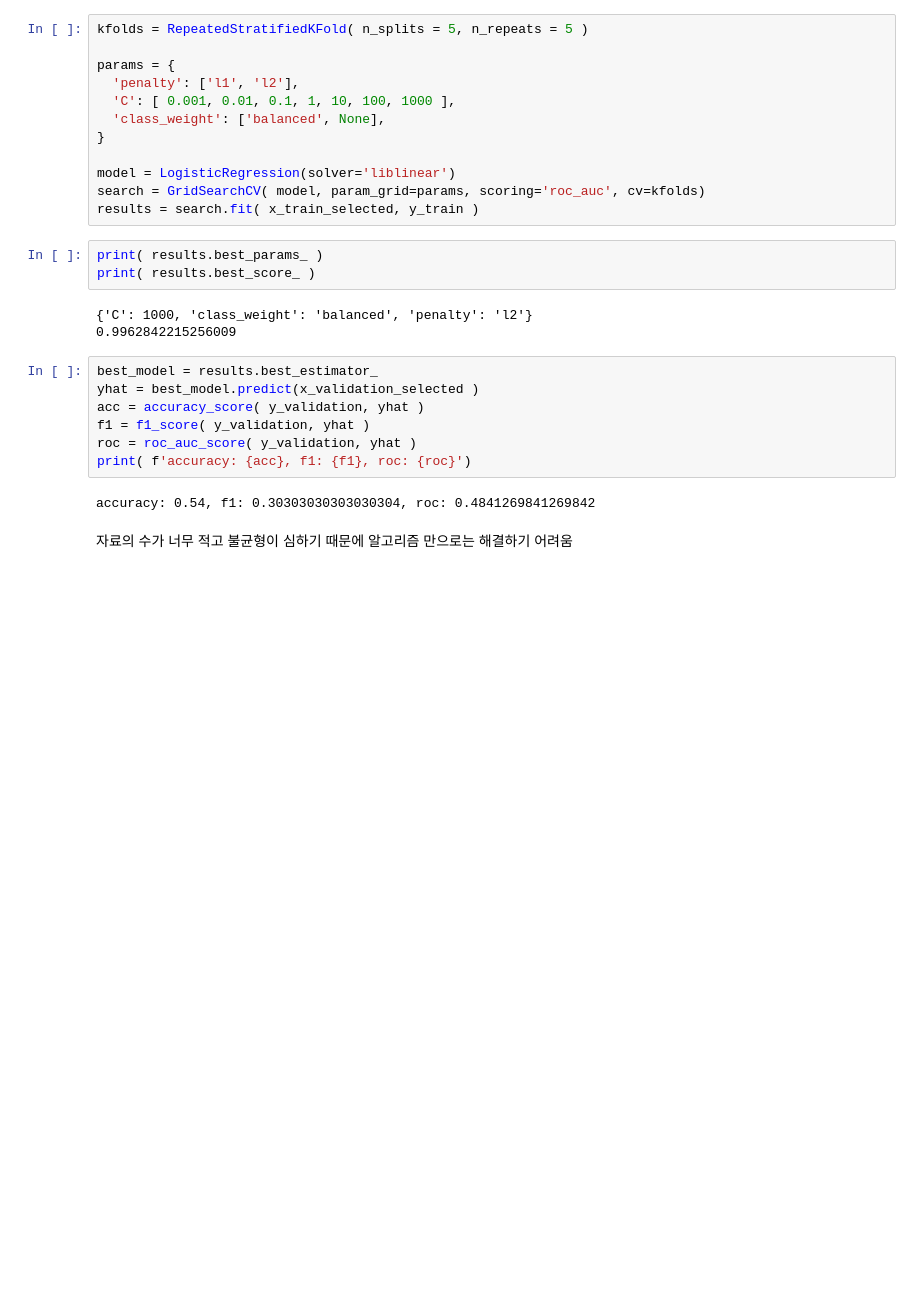
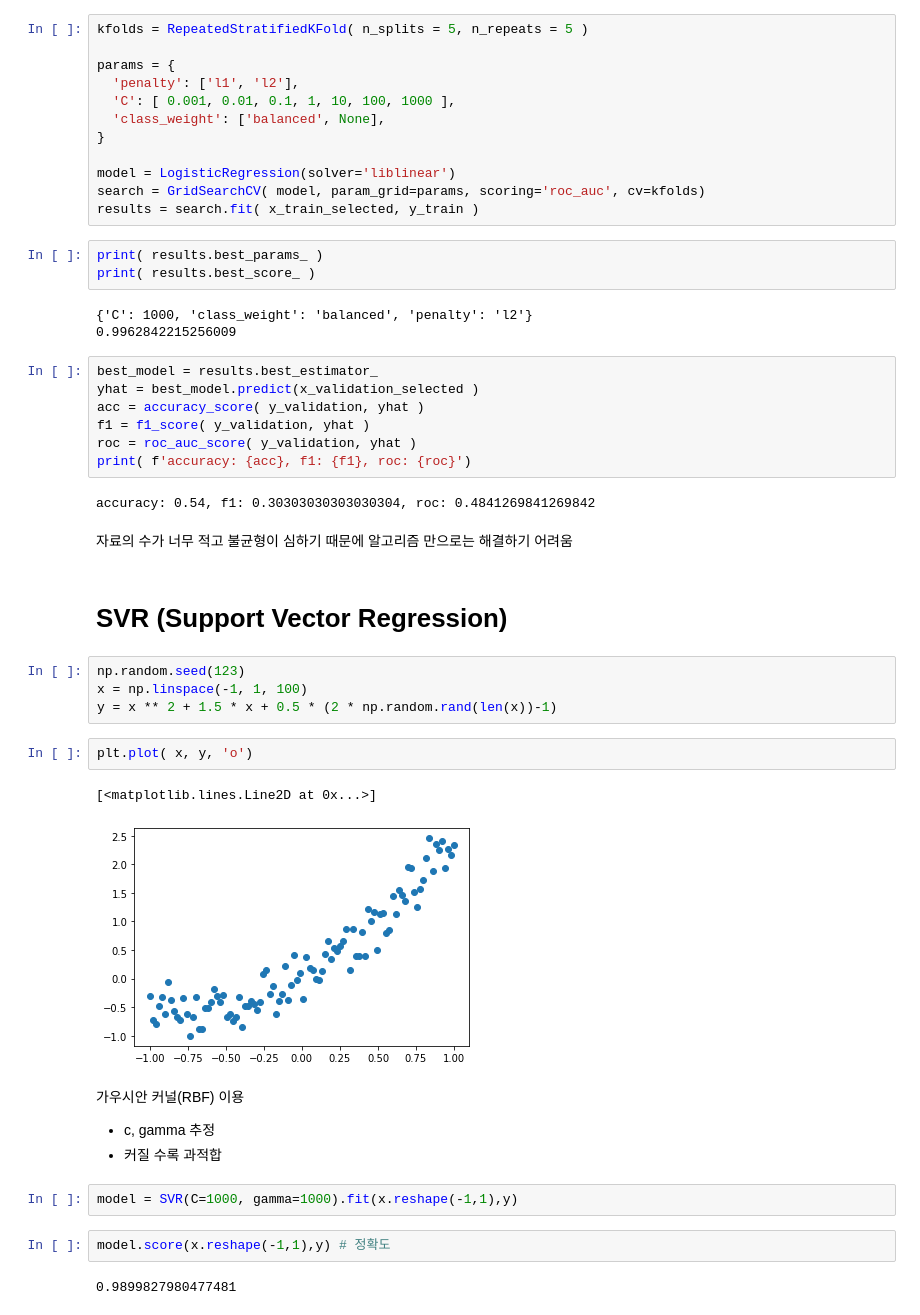
Before and after one commit to heewon330/TIL2, a Jupyter notebook: TIL2/machine_learning/ML_SVM.ipynb, the cells around one changed output. Saved outputs shown, nothing was run; the diff lists cells and outputs as text; blank space fills up the shorter version.

```diff
--- a/TIL2/machine_learning/ML_SVM.ipynb
+++ b/TIL2/machine_learning/ML_SVM.ipynb
@@ -653,3 +663,24 @@ print( f'accuracy: {acc}, f1: {f1}, roc: {roc}')
 accuracy: 0.54, f1: 0.30303030303030304, roc: 0.4841269841269842
 # %% [markdown]
 자료의 수가 너무 적고 불균형이 심하기 때문에 알고리즘 만으로는 해결하기 어려움
+# %% [markdown]
+# SVR (Support Vector Regression)
+# %%
+np.random.seed(123)
+x = np.linspace(-1, 1, 100)
+y = x ** 2 + 1.5 * x + 0.5 * (2 * np.random.rand(len(x))-1)
+# %%
+plt.plot( x, y, 'o')
+# %% [output]
+[<matplotlib.lines.Line2D at 0x...>]
+[figure, added]
+# %% [markdown]
+가우시안 커널(RBF) 이용
+- c, gamma 추정
+- 커질 수록 과적합
+# %%
+model = SVR(C=1000, gamma=1000).fit(x.reshape(-1,1),y)
+# %%
+model.score(x.reshape(-1,1),y) # 정확도
+# %% [output]
+0.9899827980477481
```
Also changed, not shown: parts of 36 cells of this notebook, 1 other file.
